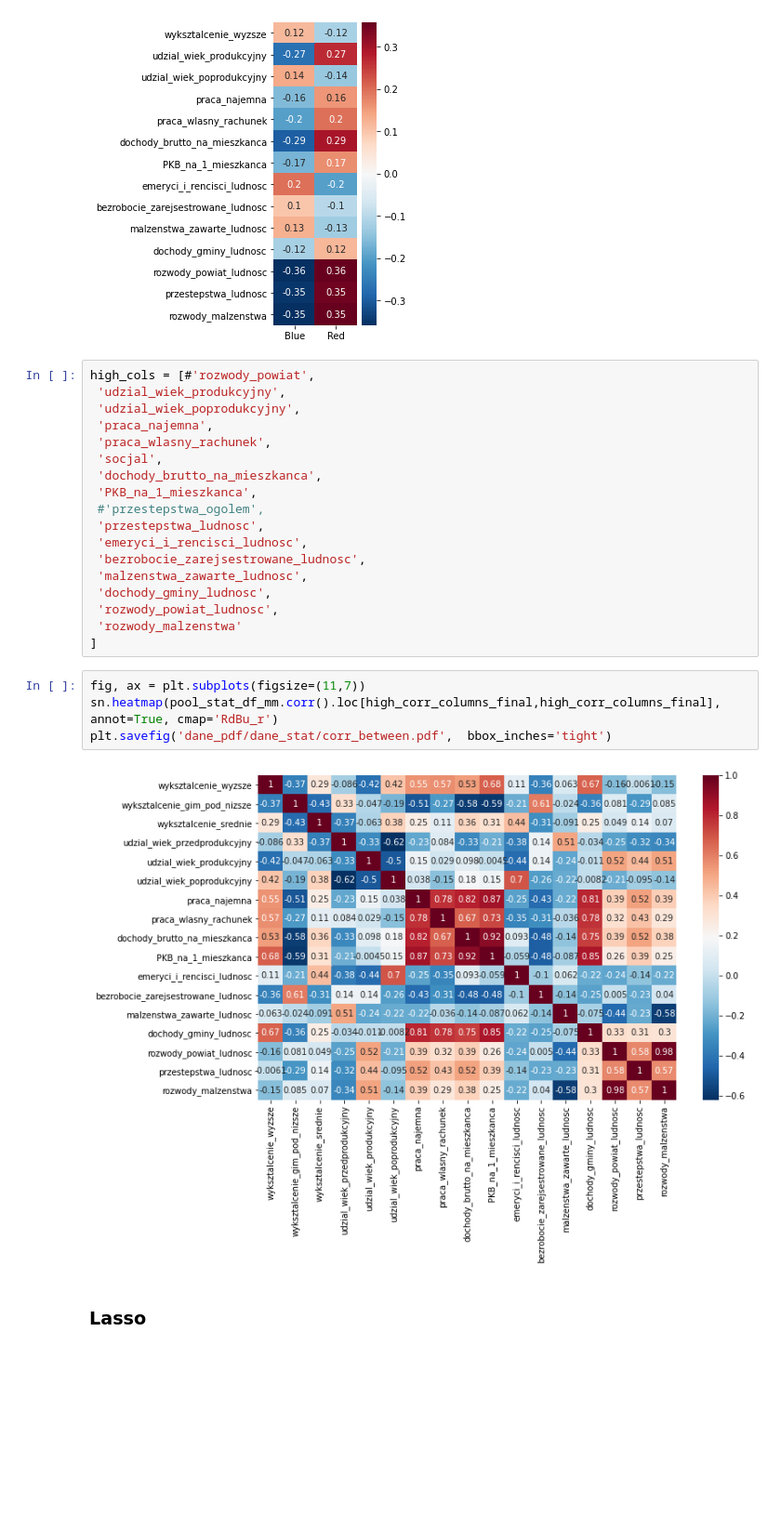
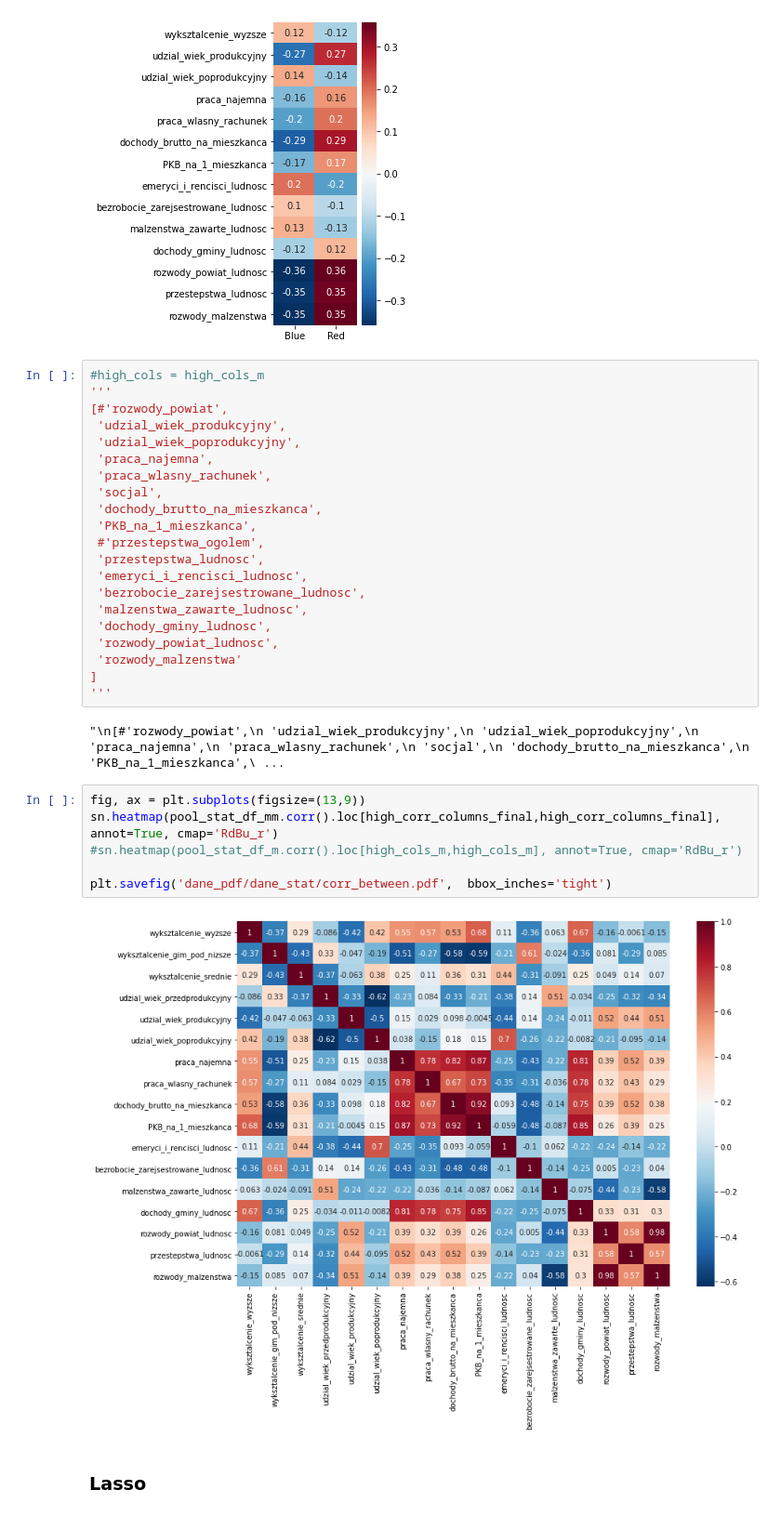
Before and after one commit to MarBry111/Forecast_Election_Poland, a Jupyter notebook: Model_III_MOREparameters.ipynb, the cells around one changed output. Shown at 93% size. Drawn from its saved outputs; the diff is of its cells as text; blank space fills up the shorter version.

```diff
--- a/Model_III_MOREparameters.ipynb
+++ b/Model_III_MOREparameters.ipynb
@@ -1007,7 +1024,9 @@ plt.show()
 # %% [output]
 [figure]
 # %%
-high_cols = [#'rozwody_powiat',
+#high_cols = high_cols_m
+'''
+[#'rozwody_powiat',
  'udzial_wiek_produkcyjny',
  'udzial_wiek_poprodukcyjny',
  'praca_najemna',
@@ -1024,12 +1043,17 @@ high_cols = [#'rozwody_powiat',
  'rozwody_powiat_ludnosc',
  'rozwody_malzenstwa'
 ]
+'''
+# %% [output]
+"\n[#'rozwody_powiat',\n 'udzial_wiek_produkcyjny',\n 'udzial_wiek_poprodukcyjny',\n 'praca_najemna',\n 'praca_wlasny_rachunek',\n 'socjal',\n 'dochody_brutto_na_mieszkanca',\n 'PKB_na_1_mieszkanca',\ ...
 # %%
-fig, ax = plt.subplots(figsize=(11,7))
+fig, ax = plt.subplots(figsize=(13,9))
 sn.heatmap(pool_stat_df_mm.corr().loc[high_corr_columns_final,high_corr_columns_final], annot=True, cmap='RdBu_r')
+#sn.heatmap(pool_stat_df_m.corr().loc[high_cols_m,high_cols_m], annot=True, cmap='RdBu_r')
+
 plt.savefig('dane_pdf/dane_stat/corr_between.pdf',  bbox_inches='tight')
 # %% [output]
-[figure, old version]
+[figure, new version]
 # %% [markdown]
 ### Lasso
 # %%
```
Also changed, not shown: parts of 35 cells of this notebook.
